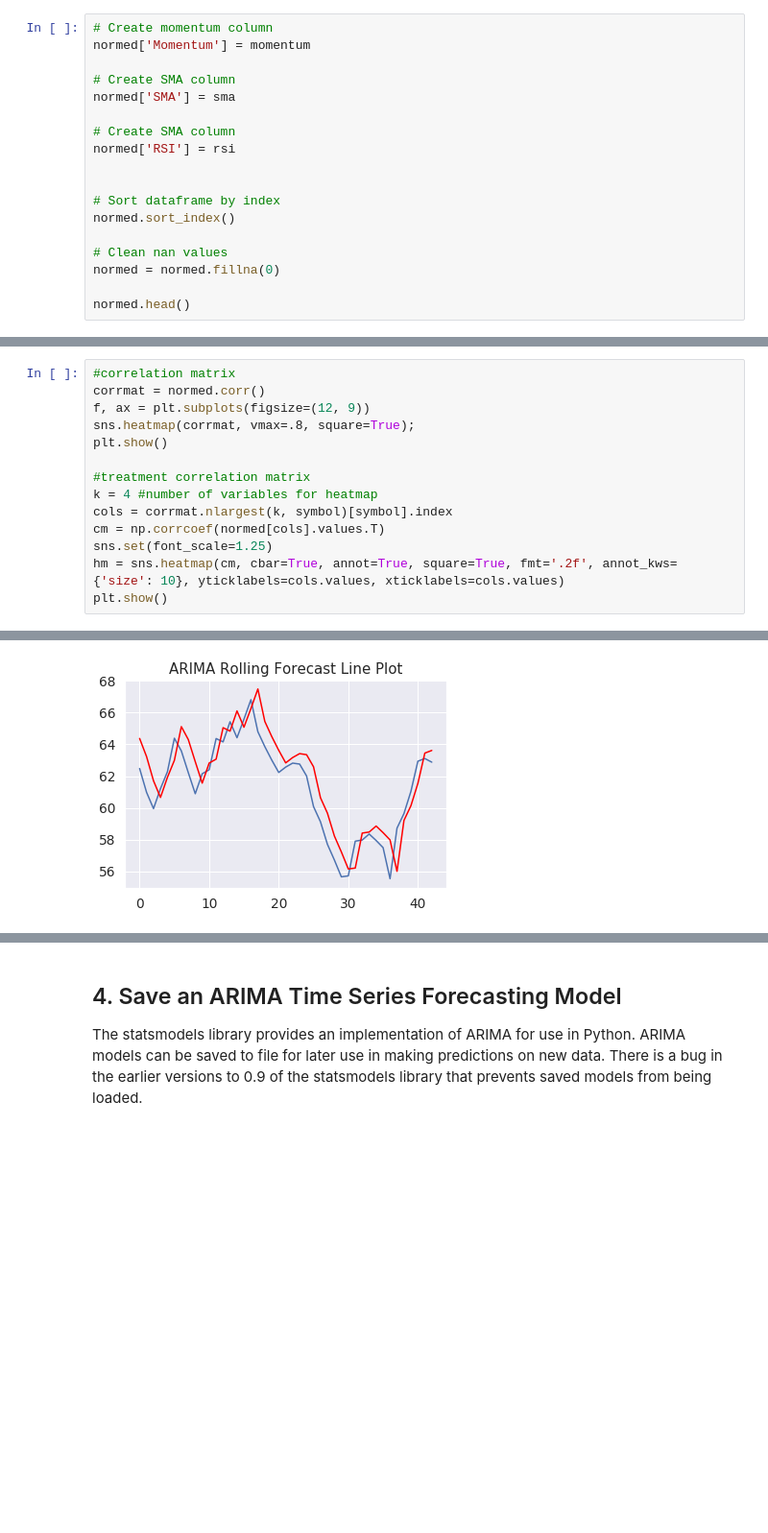
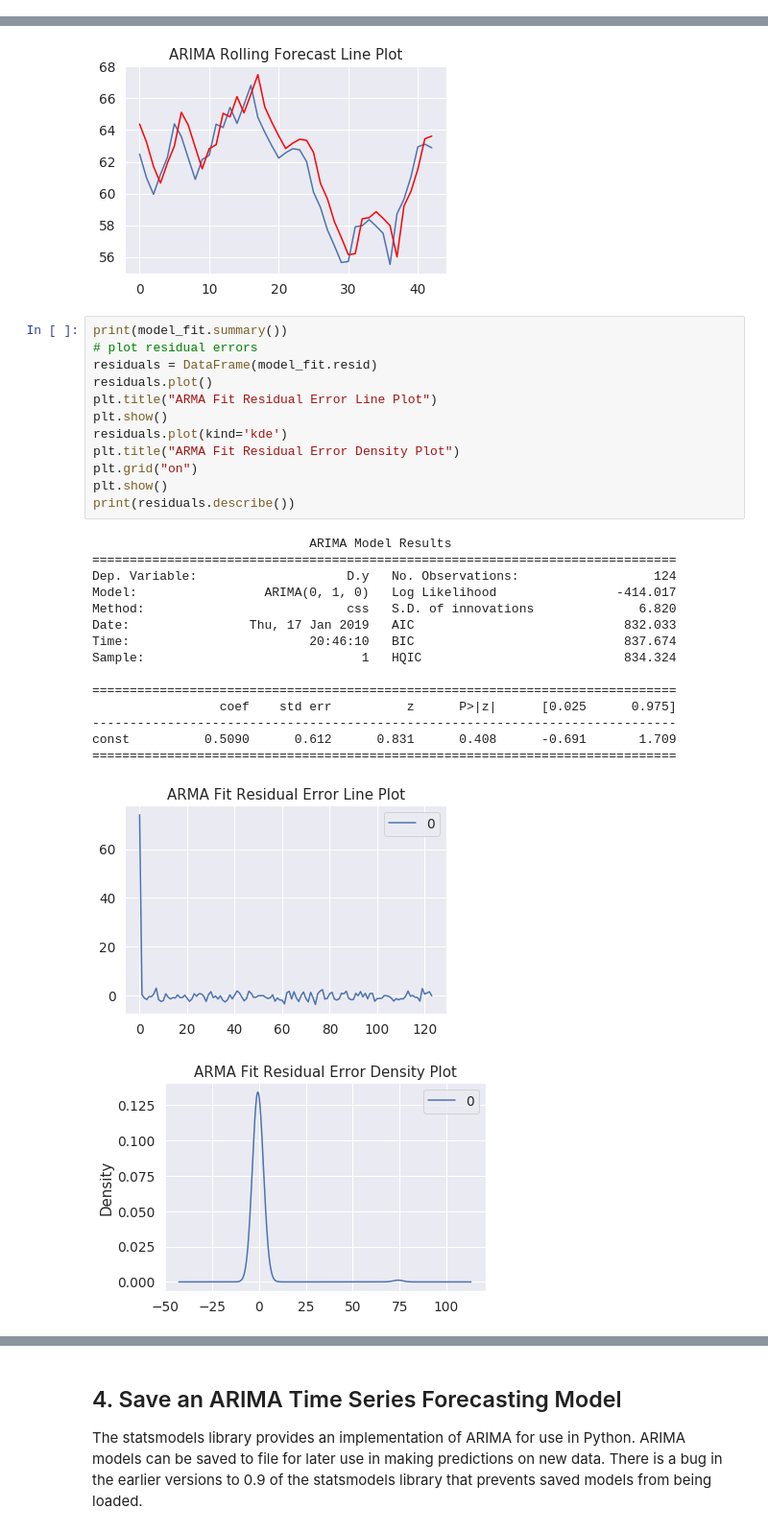
Before and after one commit to kairosart/factors, a Jupyter notebook: Forecasting_prices.ipynb, the cells around one changed output, grey strips where cells are left out. Shown at 96% size. Drawn from its saved outputs; the diff is of its cells as text; blank space fills up the shorter version.

Commit message:
Implementing ARIMA

```diff
--- a/Forecasting_prices.ipynb
+++ b/Forecasting_prices.ipynb
@@ -166,18 +99,0 @@ normed.sort_index()
-# %%
-# Create momentum column
-normed['Momentum'] = momentum
-
-# Create SMA column
-normed['SMA'] = sma
-
-# Create SMA column
-normed['RSI'] = rsi
-
-
-# Sort dataframe by index
-normed.sort_index()
-
-# Clean nan values
-normed = normed.fillna(0)
-
-normed.head()
@@ -208,14 +99,0 @@ AABA          0      0.0
-# %%
-#correlation matrix
-corrmat = normed.corr()
-f, ax = plt.subplots(figsize=(12, 9))
-sns.heatmap(corrmat, vmax=.8, square=True);
-plt.show()
-
-#treatment correlation matrix
-k = 4 #number of variables for heatmap
-cols = corrmat.nlargest(k, symbol)[symbol].index
-cm = np.corrcoef(normed[cols].values.T)
-sns.set(font_scale=1.25)
-hm = sns.heatmap(cm, cbar=True, annot=True, square=True, fmt='.2f', annot_kws={'size': 10}, yticklabels=cols.values, xticklabels=cols.values)
-plt.show()
@@ -378,3 +204,32 @@ predicted=63.451706, expected=63.110001
 predicted=63.618953, expected=62.880001
 Test MSE: 2.031
 [figure]
+# %%
+print(model_fit.summary())
+# plot residual errors
+residuals = DataFrame(model_fit.resid)
+residuals.plot()
+plt.title("ARMA Fit Residual Error Line Plot")
+plt.show()
+residuals.plot(kind='kde')
+plt.title("ARMA Fit Residual Error Density Plot")
+plt.grid("on")
+plt.show()
+print(residuals.describe())
+# %% [output]
+                             ARIMA Model Results
+==============================================================================
+Dep. Variable:                    D.y   No. Observations:                  124
+Model:                 ARIMA(0, 1, 0)   Log Likelihood                -414.017
+Method:                           css   S.D. of innovations              6.820
+Date:                Thu, 17 Jan 2019   AIC                            832.033
+Time:                        20:46:10   BIC                            837.674
+Sample:                             1   HQIC                           834.324
+
+==============================================================================
+                 coef    std err          z      P>|z|      [0.025      0.975]
+------------------------------------------------------------------------------
+const          0.5090      0.612      0.831      0.408      -0.691       1.709
+==============================================================================
+[figure, added]
+[figure, added]
```
Also changed, not shown: parts of 23 cells of this notebook.
